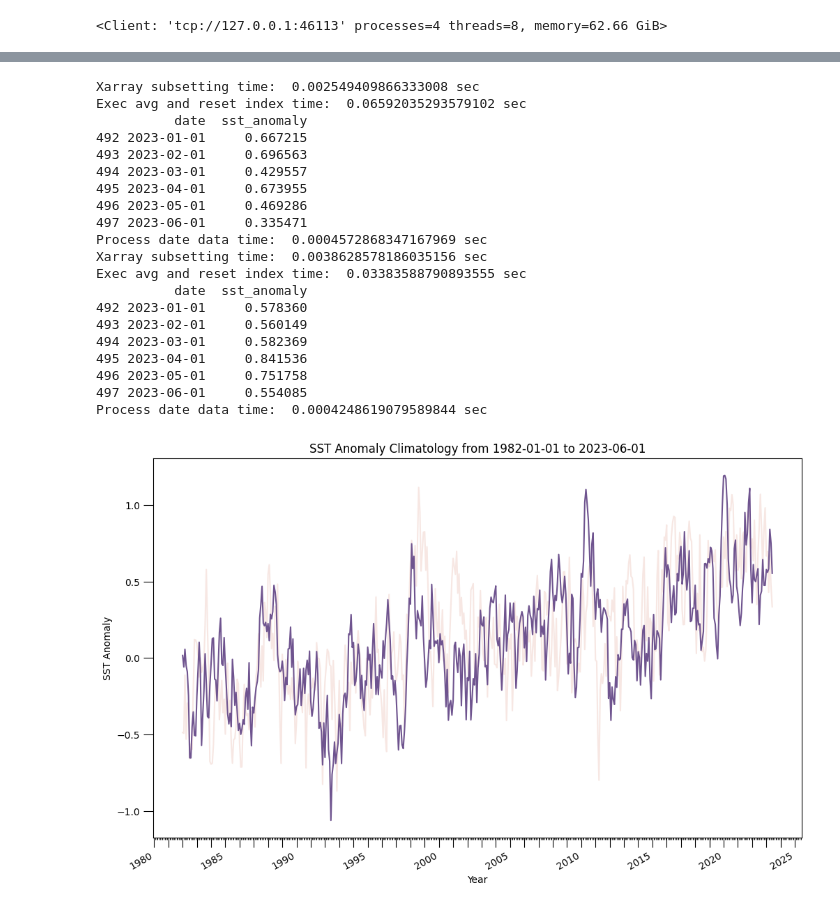
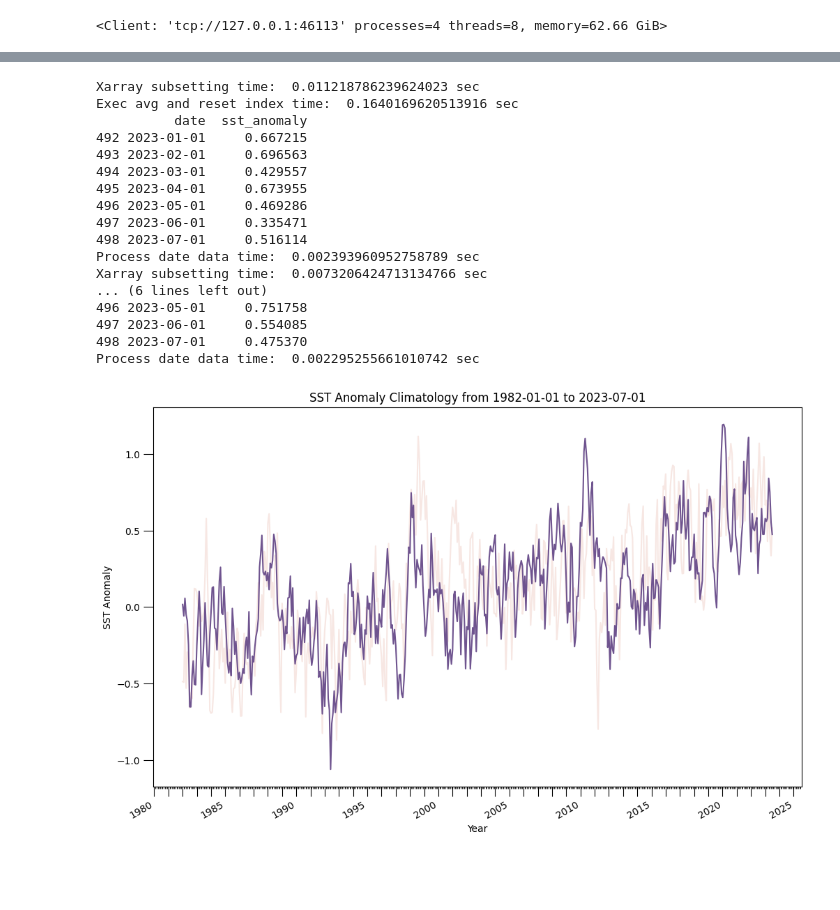
Before and after one commit to cywhale/marineheatwave, a Jupyter notebook: API/sim_mhw_api01.ipynb, the cells around one changed output, grey strips where cells are left out. Drawn from its saved outputs; the diff is of its cells as text; code cells hidden in the pictures; blank space fills up the shorter version.

```diff
--- a/API/sim_mhw_api01.ipynb
+++ b/API/sim_mhw_api01.ipynb
@@ -601,27 +604,24 @@ def region_climatology(bbox: str, start: str, end: str, sstvar: Optional[str] =
     fig.autofmt_xdate()
     plt.show()
 # %%
-region_climatology("(105,5,135,35),(-60,-5,-10,5)", start='1982-01-01', end='2023-06-01', sstvar='sst_anomaly')
+region_climatology("(105,5,135,35),(-60,-5,-10,5)", start='1982-01-01', end='2023-07-01', sstvar='sst_anomaly')
 # %% [output]
-Xarray subsetting time:  0.002549409866333008 sec
-Exec avg and reset index time:  0.06592035293579102 sec
+Xarray subsetting time:  0.011218786239624023 sec
+Exec avg and reset index time:  0.1640169620513916 sec
           date  sst_anomaly
 492 2023-01-01     0.667215
 493 2023-02-01     0.696563
 494 2023-03-01     0.429557
 495 2023-04-01     0.673955
 496 2023-05-01     0.469286
 497 2023-06-01     0.335471
-Process date data time:  0.0004572868347167969 sec
-Xarray subsetting time:  0.0038628578186035156 sec
-Exec avg and reset index time:  0.03383588790893555 sec
-          date  sst_anomaly
-492 2023-01-01     0.578360
-493 2023-02-01     0.560149
-494 2023-03-01     0.582369
-495 2023-04-01     0.841536
+498 2023-07-01     0.516114
+Process date data time:  0.002393960952758789 sec
+Xarray subsetting time:  0.0073206424713134766 sec
+... (6 lines left out)
 496 2023-05-01     0.751758
 497 2023-06-01     0.554085
-Process date data time:  0.0004248619079589844 sec
+498 2023-07-01     0.475370
+Process date data time:  0.002295255661010742 sec
-[figure, old version]
+[figure, new version]
 # %%
```
Also changed, not shown: parts of 13 cells of this notebook, 5 other files.
